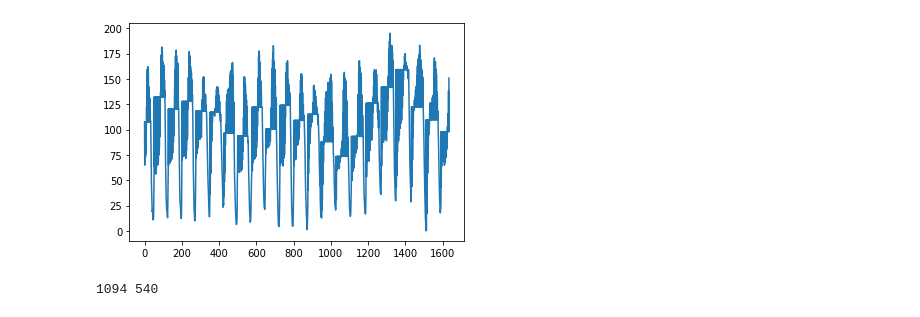
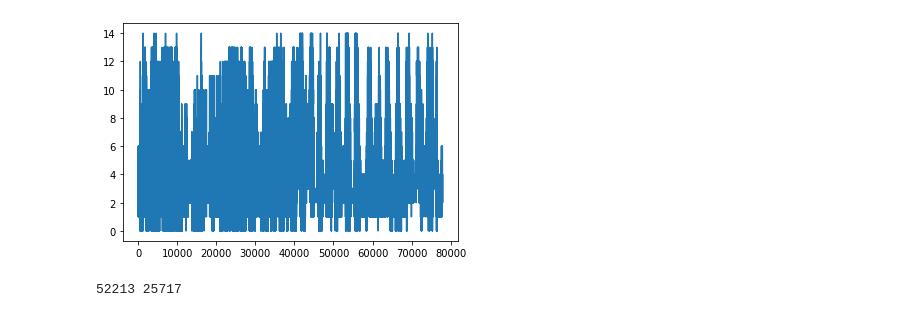
Before and after one commit to niekdonk/ML, a Jupyter notebook: time_series3.ipynb, the cells around one changed output. Drawn from its saved outputs; the diff is of its cells as text; code cells hidden in the pictures.

Commit message:
different dataset tryout

```diff
--- a/time_series3.ipynb
+++ b/time_series3.ipynb
@@ -1,24 +1,24 @@
 # %%
 #https://machinelearningmastery.com/time-series-prediction-lstm-recurrent-neural-networks-python-keras/
 
 import pandas
 import numpy
 import matplotlib.pyplot as plt
 import math
 from keras.models import Sequential
 from keras.layers import Dense
 from keras.layers import LSTM
 from sklearn.preprocessing import MinMaxScaler
 from sklearn.metrics import mean_squared_error
 
 # load the dataset
-dataframe = pandas.read_csv('vermogen_laadpalen.csv', usecols=['value'])
+dataframe = pandas.read_csv('bezette_parkeerplaatsen.csv', usecols=['value'])
 dataset = dataframe.values
 
 plt.plot(dataset)
 plt.show()
 # %% [output]
-[figure, old version]
+[figure, new version]
 # %%
 # fix random seed for reproducibility
 numpy.random.seed(7)
@@ -28,11 +28,12 @@ scaler = MinMaxScaler(feature_range=(0, 1))
 dataset = scaler.fit_transform(dataset)
 # %%
 # split into train and test sets
-train_size = len(dataset)
-train = dataset[0:train_size,:]
-print(len(train))
+train_size = int(len(dataset) * 0.67)
+test_size = len(dataset) - train_size
+train, test = dataset[0:train_size,:], dataset[train_size:len(dataset),:]
+print(len(train), len(test))
 # %% [output]
-1094 540
+52213 25717
 # %%
 # convert an array of values into a dataset matrix
 def create_dataset(dataset, look_back=1):
```
Also changed, not shown: parts of 5 cells of this notebook, 1 other file.
